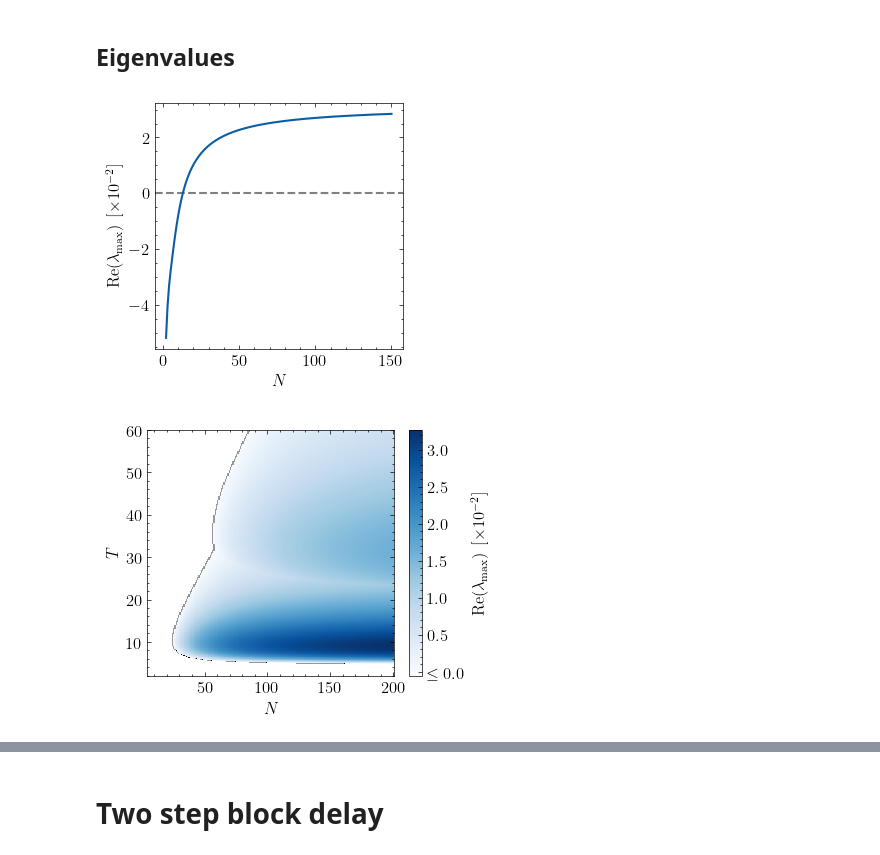
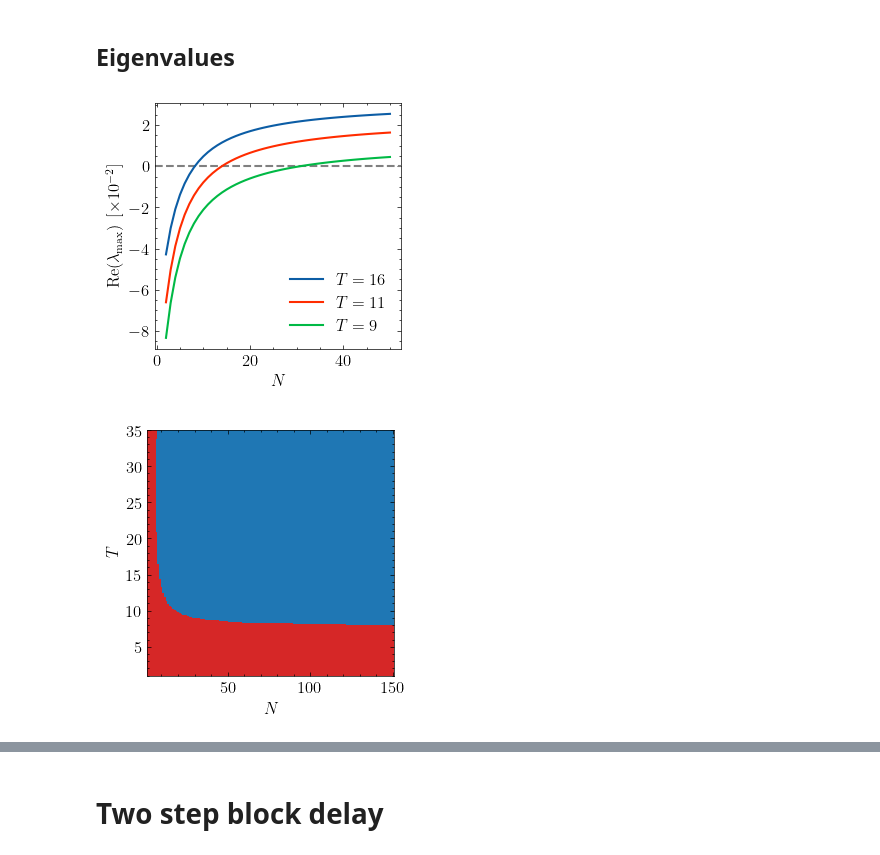
Before and after one commit to ISCOTTYI/sirs-oscillations, a Jupyter notebook: numerical_analysis.ipynb, the cells around one changed output, grey strips where cells are left out. Saved outputs shown, nothing was run; the diff lists cells and outputs as text; code cells hidden in the pictures.

Commit message:
Old colormap for eigenvalue

```diff
--- a/numerical_analysis.ipynb
+++ b/numerical_analysis.ipynb
@@ -200,47 +350,64 @@ display(fig)
 # %% [markdown]
 ## Eigenvalues
 # %%
-Ns = 2:150
-p = (β, ρ, T) = (3, 1, 20)
+Ns = 2:50
+# Parameters are (β, ρ, T)
+# param_sets = [(2, 1/0.8, 16), (1, 1/5, 30)]
+param_sets = [(2, 1, 16), (2, 1, 11), (2, 1, 9)]
 
 fig, ax = plt.subplots()
 ax.set(
-    xlabel = L"N", ylabel = L"\operatorname{Re}(\lambda_\mathrm{max}) \: \left[\times 10^{-2}\right]"
+    xlabel = L"N", ylabel = L"\operatorname{Re}(\lambda_\mathrm{max}) \: \left[\times 10^{-2}\right]",
+    box_aspect = 1
 )
 ax.axhline(0.0, ls = "--", c = "gray")
-# ax.plot(Ns, map(N -> _λ_max(p..., N), Ns) ./ 10^(-2))
-ax.plot(Ns, λ_max.(erlang_block_kernel_jacobian.(p..., Ns)) ./ 10^(-2))
+for p in param_sets
+    ax.plot(Ns, λ_max.(erlang_block_kernel_jacobian.(p..., Ns)) ./ 10^(-2),
+            label = L"T = %$(p[end])")
+end
+ax.legend()
 display(fig)
 # %% [output]
-[figure, old version]
+[figure, new version]
 # %%
-Ns = 5:1:200
-Ts = 2:0.1:60
-β, ρ = 5, 1
+# Ns = 5:1:200
+# Ts = 2:0.1:60
+# β, ρ = 5, 1
+Ns = 2:1:150
+Ts = 1:0.1:35
+β, ρ = 2, 1
 
 # https://groups.google.com/g/julia-users/c/83Pfg9HGhGQ/m/9G_0wi-GBQAJ
-z = [λ_max(erlang_block_kernel_jacobian(β, ρ, T, N)) for T in Ts, N in Ns]
+# z = [λ_max(erlang_block_kernel_jacobian(β, ρ, T, N)) for T in Ts, N in Ns]
 sign_change = (diff(sign.(z), dims = 1) .!= 0)[:, 1:end-1] + (diff(sign.(z), dims = 2) .!= 0)[1:end-1, :]
 
 fig, ax = plt.subplots(figsize = (4, 3.2))
 ax.set(box_aspect = 1, xlabel = L"N", ylabel = L"T")
 # Heatmap
-hm_cmap = plt.cm.Blues.copy()
-hm_cmap.set_under("white")
+# hm_cmap = plt.cm.Blues.copy()
+# hm_cmap.set_under("white")
+
+# Arguments are name, red, green, blue codes. Tuples resemble (x, y0, y1), where
+# x is input to colormap, y0 is end point of interpolation from last color and
+# y1 is start point of interpolation to next color (y0 and y1 allow gaps in the
+# colormap). Interpolation here between tab:red (x=0) and tab:blue (x=1).
+hm_cmap = plt.ColorMap("cm", [(0.0, 0.8392, 0.8392), (1.0, 0.1215, 0.1215)], [(0.0, 0.1529, 0.1529), (1.0, 0.4666, 0.4666)], [(0.0, 0.1529, 0.1529), (1.0, 0.7058, 0.7058)], 2)
+
 z_scaled = z ./ 10^(-2)
 hm = ax.pcolormesh(Ns, Ts, z_scaled,
-                   cmap = hm_cmap, vmin = 0)
+                   cmap = hm_cmap,
+                   vmin = - maximum(z_scaled))
 # Colorbar
-cbar = plt.colorbar(hm)
-cbar.ax.set(ylim = (-(maximum(z_scaled) - minimum(z_scaled))/1000, maximum(z_scaled)))
-cbar_labels = [label.get_text() for label in cbar.ax.get_yticklabels()]
-cbar_labels[2] = L"\leq 0.0"
-cbar.ax.set_yticklabels(cbar_labels)
-cbar.set_label(L"\operatorname{Re}(\lambda_\mathrm{max}) \: \left[\times 10^{-2}\right]", rotation=90)
-# Border -- TODO
-border_cmap = plt.cm.Greys.copy()
-border_cmap.set_under(alpha = 0)
-ax.pcolormesh(Ns, Ts, sign_change, cmap=border_cmap, vmin = 10^(-10))
+# cbar = plt.colorbar(hm)
+# cbar.ax.set(ylim = (-(maximum(z_scaled) - minimum(z_scaled))/1000, maximum(z_scaled)))
+# cbar_labels = [label.get_text() for label in cbar.ax.get_yticklabels()]
+# cbar_labels[2] = L"\leq 0.0"
+# cbar.ax.set_yticklabels(cbar_labels)
+# cbar.set_label(L"\operatorname{Re}(\lambda_\mathrm{max}) \: \left[\times 10^{-2}\right]", rotation=90)
+# # Border -- TODO Wenn border fucked, vmin kleiner machen?
+# border_cmap = plt.cm.Greys.copy()
+# border_cmap.set_under(alpha = 0)
+# ax.pcolormesh(Ns, Ts, sign_change, cmap=border_cmap, vmin = 10^(-10))
 display(fig)
 # %% [output]
-[figure, old version]
+[figure, new version]
```
Also changed, not shown: parts of 19 cells of this notebook, 3 other files.
